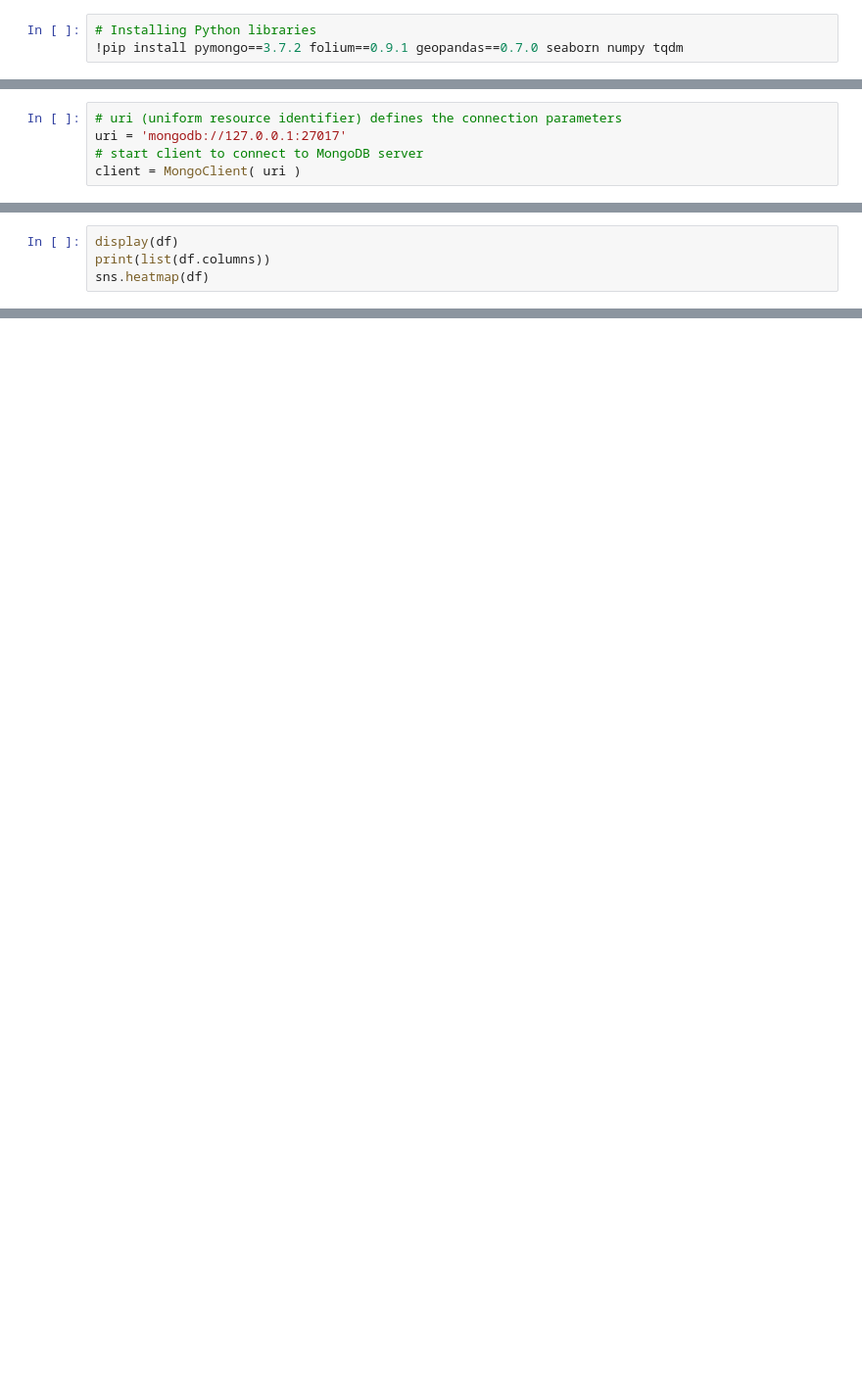
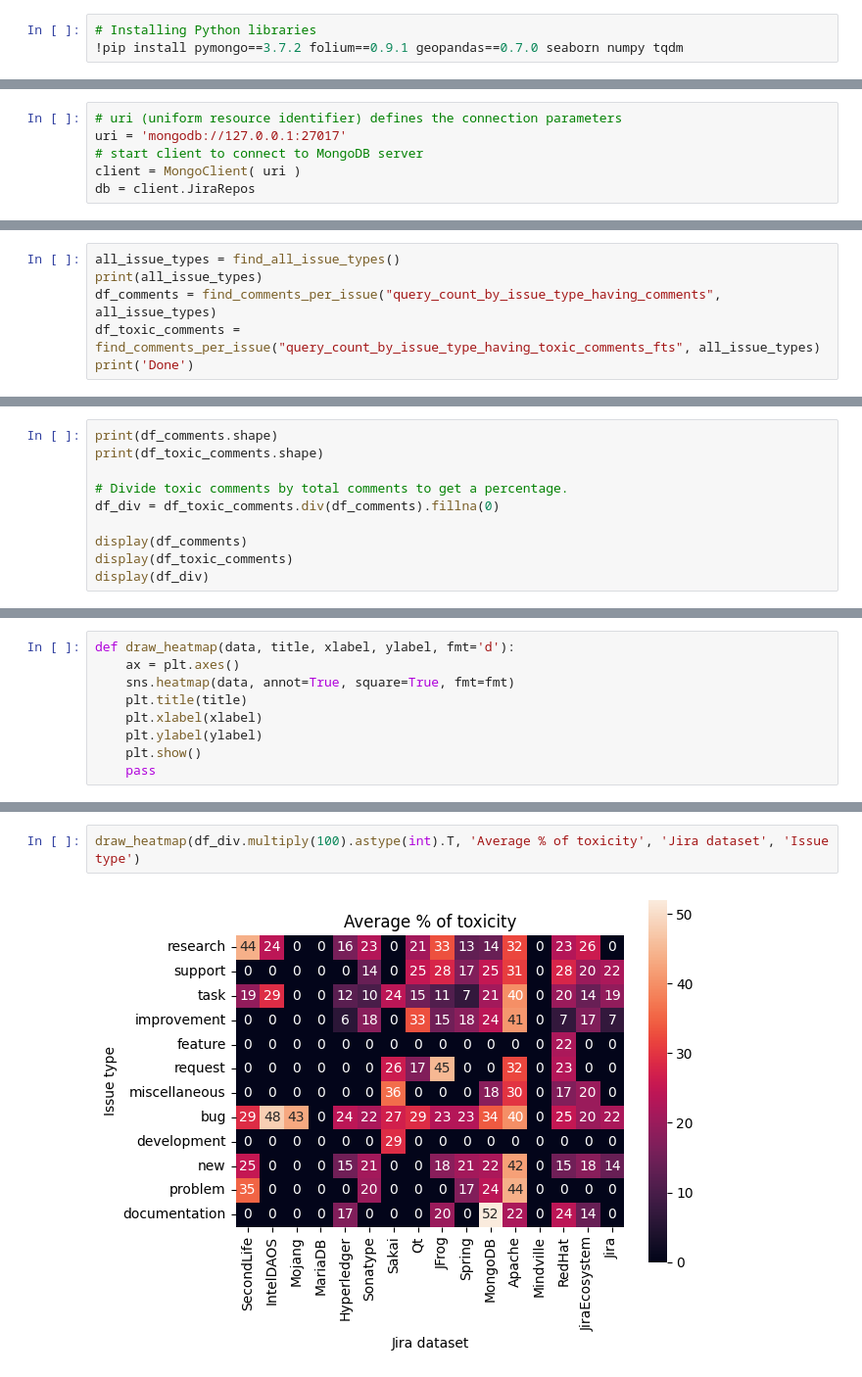
Before and after one commit to Pireax/2imp40, a Jupyter notebook: RQ2.ipynb, the cells around one changed output, grey strips where cells are left out. Shown at 98% size. Saved outputs shown, nothing was run; the diff lists cells and outputs as text; blank space fills up the shorter version.

```diff
--- a/RQ2.ipynb
+++ b/RQ2.ipynb
@@ -15,3 +17,4 @@ from tqdm import tqdm
 uri = 'mongodb://127.0.0.1:27017'
 # start client to connect to MongoDB server
 client = MongoClient( uri )
+db = client.JiraRepos
@@ -68,0 +150,6 @@ df = find_comments_per_issue()
+# %%
+all_issue_types = find_all_issue_types()
+print(all_issue_types)
+df_comments = find_comments_per_issue("query_count_by_issue_type_having_comments", all_issue_types)
+df_toxic_comments = find_comments_per_issue("query_count_by_issue_type_having_toxic_comments_fts", all_issue_types)
+print('Done')
@@ -68,0 +159,10 @@ df = find_comments_per_issue()
+# %%
+print(df_comments.shape)
+print(df_toxic_comments.shape)
+
+# Divide toxic comments by total comments to get a percentage.
+df_div = df_toxic_comments.div(df_comments).fillna(0)
+
+display(df_comments)
+display(df_toxic_comments)
+display(df_div)
@@ -69,4 +223,9 @@ df = find_comments_per_issue()
 # %%
-display(df)
-print(list(df.columns))
-sns.heatmap(df)
+def draw_heatmap(data, title, xlabel, ylabel, fmt='d'):
+    ax = plt.axes()
+    sns.heatmap(data, annot=True, square=True, fmt=fmt)
+    plt.title(title)
+    plt.xlabel(xlabel)
+    plt.ylabel(ylabel)
+    plt.show()
+    pass
@@ -94,0 +232,4 @@ sns.heatmap(df)
+# %%
+draw_heatmap(df_div.multiply(100).astype(int).T, 'Average % of toxicity', 'Jira dataset', 'Issue type')
+# %% [output]
+[figure, added]
```
Also changed, not shown: parts of 8 cells of this notebook, 1 other file.
